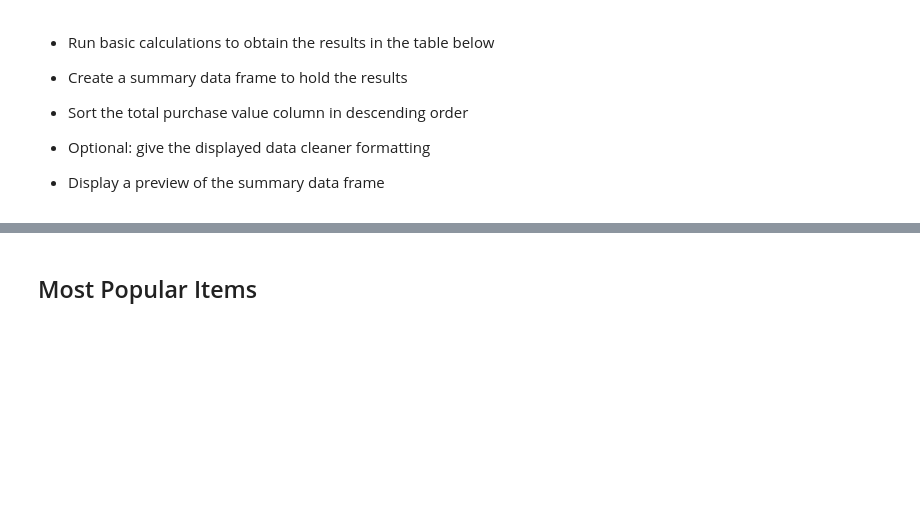
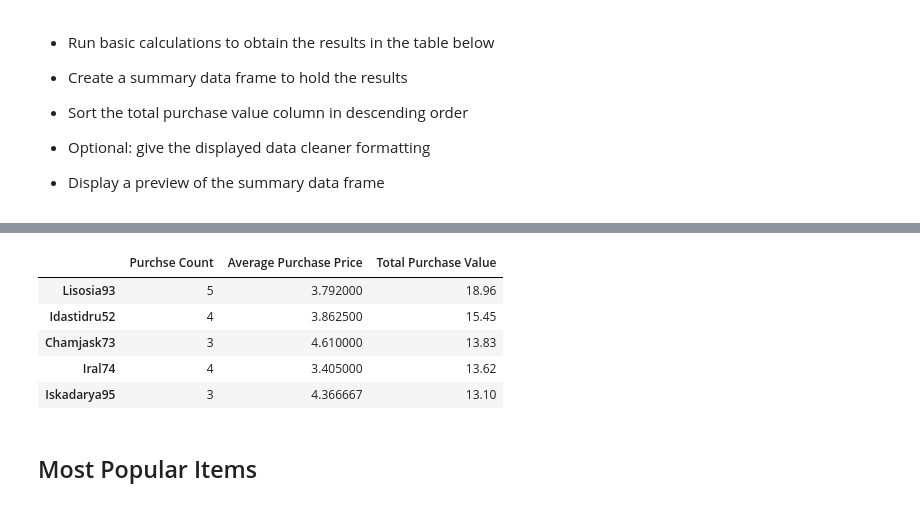
Before and after one commit to Krigerprinsesse/pandas, a Jupyter notebook: HeroesOfPymoli_starter.ipynb, the cells around one changed output, grey strips where cells are left out. Drawn from its saved outputs; the diff is of its cells as text; code cells hidden in the pictures; blank space fills up the shorter version.

```diff
--- a/HeroesOfPymoli_starter.ipynb
+++ b/HeroesOfPymoli_starter.ipynb
@@ -361,3 +352,27 @@ age_purchase_df
+# %%
+player_purchase_count = purchase_data["SN"].value_counts()
+
+
+
+player_grouped = purchase_data.groupby(["SN"])
+player_total_pur = player_grouped["Price"].sum()
+player_ave_pur = player_grouped["Price"].sum()/player_purchase_count
+
+
+top_spenders = {"Purchse Count":player_purchase_count,"Average Purchase Price":player_ave_pur,"Total Purchase Value":player_total_pur}
+
+spenders_df = pd.DataFrame(top_spenders)
+
+top_spenders_df = spenders_df.sort_values("Total Purchase Value", ascending=False)
+
+top_spenders_df.head()
+# %% [output]
+|  | Purchse Count | Average Purchase Price | Total Purchase Value |
+| Lisosia93 | 5 | 3.792000 | 18.96 |
+| Idastidru52 | 4 | 3.862500 | 15.45 |
+| Chamjask73 | 3 | 4.610000 | 13.83 |
+| Iral74 | 4 | 3.405000 | 13.62 |
+| Iskadarya95 | 3 | 4.366667 | 13.10 |
 # %% [markdown]
 ## Most Popular Items
 # %% [markdown]
```
Also changed, not shown: parts of 3 cells of this notebook.
